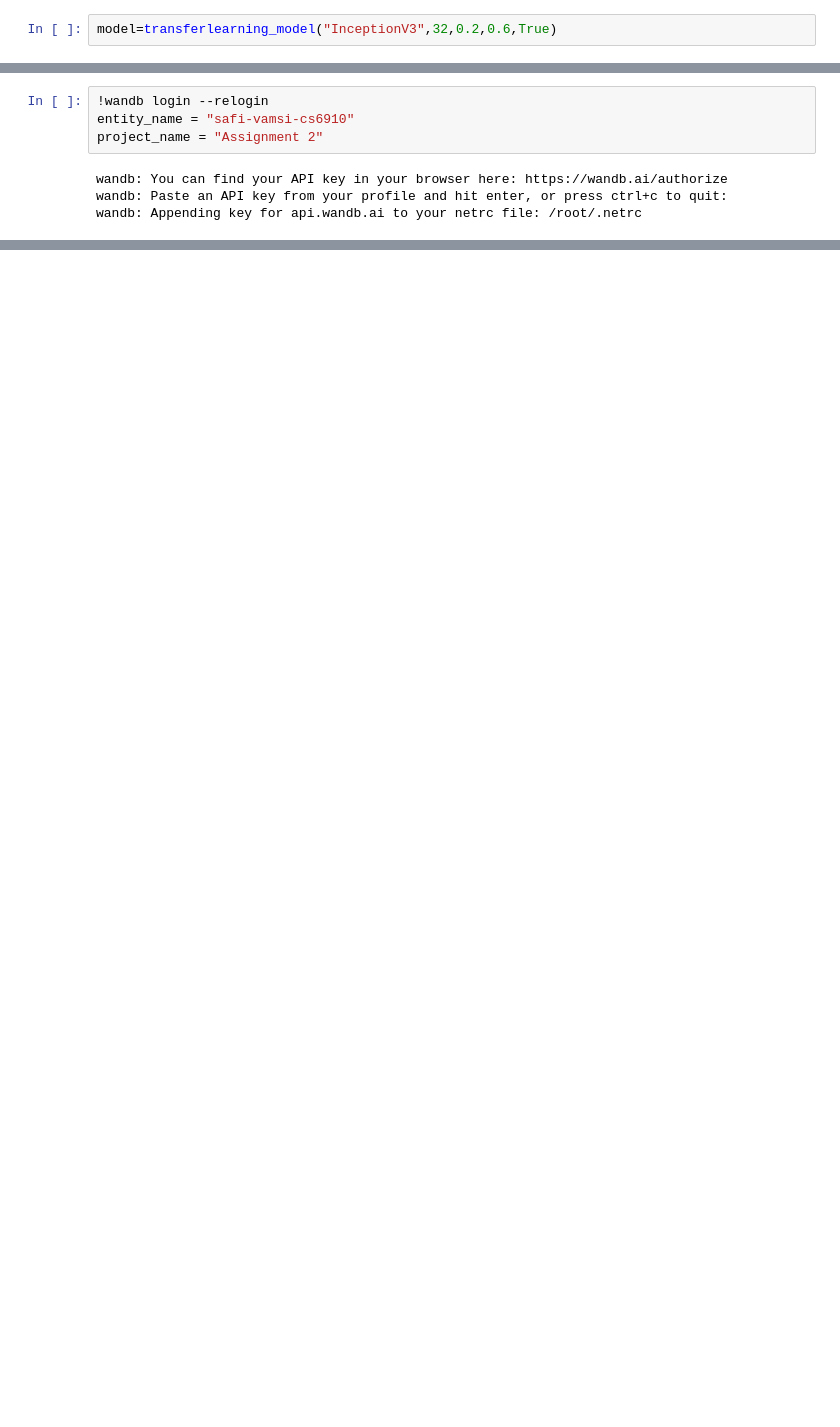
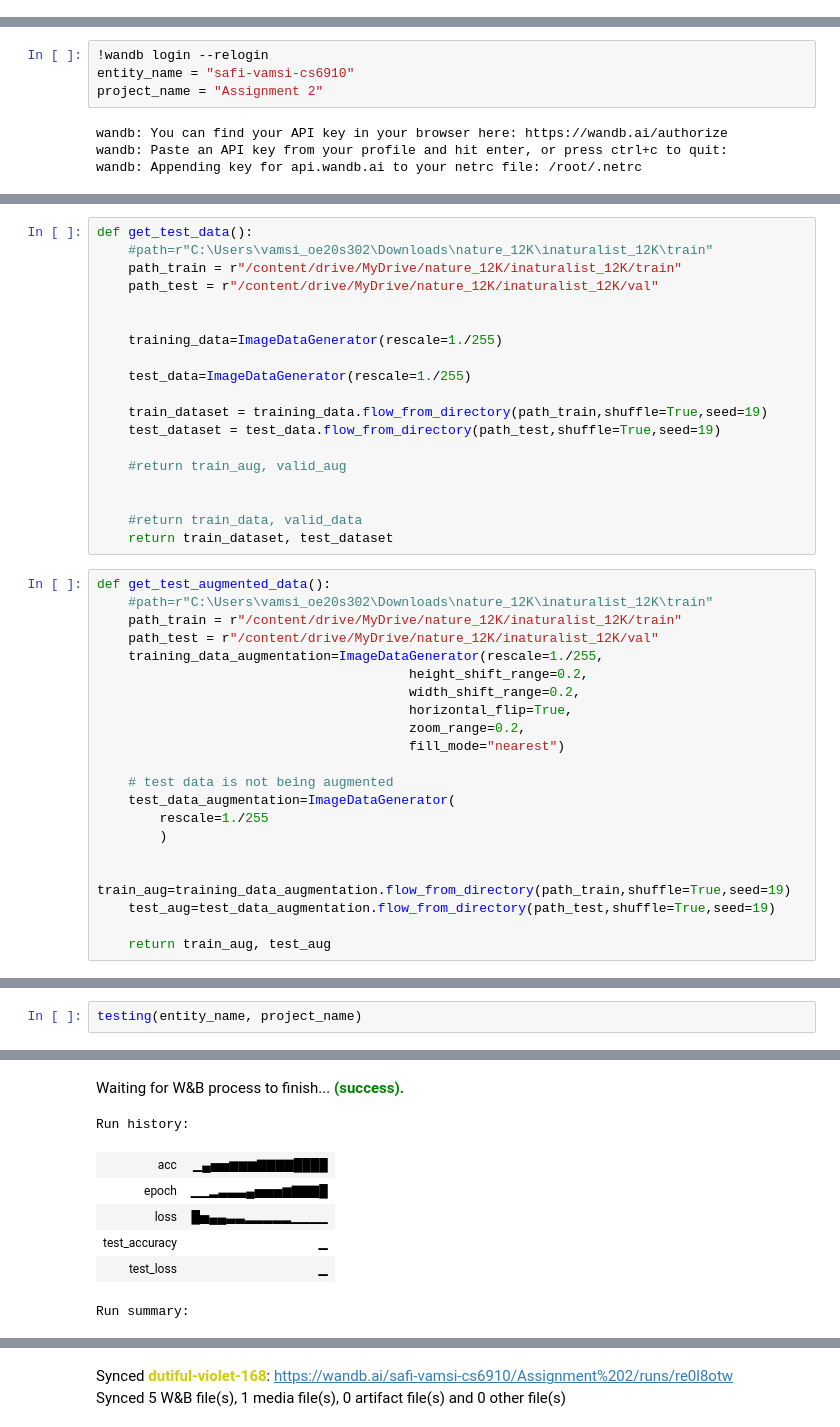
Before and after one commit to safikhanSoofiyani/Animal-Plant-Species-Detection, a Jupyter notebook: CS6910_Assignment2_PartB.ipynb, the cells around one changed output, grey strips where cells are left out. Saved outputs shown, nothing was run; the diff lists cells and outputs as text; blank space fills up the shorter version.

```diff
--- a/CS6910_Assignment2_PartB.ipynb
+++ b/CS6910_Assignment2_PartB.ipynb
@@ -152,2 +89,0 @@ def transferlearning_model(name,dense_units,dropout,freeze_percent,batch_norm):
-# %%
-model=transferlearning_model("InceptionV3",32,0.2,0.6,True)
@@ -229,0 +315,40 @@ wandb.agent(sweep_id,wandb_train)
+# %%
+def get_test_data():
+    #path=r"C:\Users\vamsi_oe20s302\Downloads\nature_12K\inaturalist_12K\train"
+    path_train = r"/content/drive/MyDrive/nature_12K/inaturalist_12K/train"
+    path_test = r"/content/drive/MyDrive/nature_12K/inaturalist_12K/val"
+
+
+    training_data=ImageDataGenerator(rescale=1./255)
+
+    test_data=ImageDataGenerator(rescale=1./255)
+
+    train_dataset = training_data.flow_from_directory(path_train,shuffle=True,seed=19)
+    test_dataset = test_data.flow_from_directory(path_test,shuffle=True,seed=19)
+
+    #return train_aug, valid_aug
+
+
+    #return train_data, valid_data
+    return train_dataset, test_dataset
+# %%
+def get_test_augmented_data():
+    #path=r"C:\Users\vamsi_oe20s302\Downloads\nature_12K\inaturalist_12K\train"
+    path_train = r"/content/drive/MyDrive/nature_12K/inaturalist_12K/train"
+    path_test = r"/content/drive/MyDrive/nature_12K/inaturalist_12K/val"
+    training_data_augmentation=ImageDataGenerator(rescale=1./255,
+                                        height_shift_range=0.2,
+                                        width_shift_range=0.2,
+                                        horizontal_flip=True,
+                                        zoom_range=0.2,
+                                        fill_mode="nearest")
+
+    # test data is not being augmented
+    test_data_augmentation=ImageDataGenerator(
+        rescale=1./255
+        )
+
+    train_aug=training_data_augmentation.flow_from_directory(path_train,shuffle=True,seed=19)
+    test_aug=test_data_augmentation.flow_from_directory(path_test,shuffle=True,seed=19)
+
+    return train_aug, test_aug
@@ -229,0 +427,3 @@ wandb.agent(sweep_id,wandb_train)
+# %%
+testing(entity_name, project_name)
+# %% [output]
@@ -229,0 +451,8 @@ wandb.agent(sweep_id,wandb_train)
+Waiting for W&B process to finish... (success).
+Run history:
+| acc | ▁▄▅▅▆▆▆▇▇▇▇████ |
+| epoch | ▁▁▂▃▃▃▄▅▅▅▆▇▇▇█ |
+| loss | █▅▄▄▃▃▂▂▂▂▂▁▁▁▁ |
+| test_accuracy | ▁ |
+| test_loss | ▁ |
+Run summary:
@@ -229,0 +464,2 @@ wandb.agent(sweep_id,wandb_train)
+Synced dutiful-violet-168: https://wandb.ai/safi-vamsi-cs6910/Assignment%202/runs/re0l8otw
+Synced 5 W&B file(s), 1 media file(s), 0 artifact file(s) and 0 other file(s)
```
Also changed, not shown: parts of 20 cells of this notebook.
